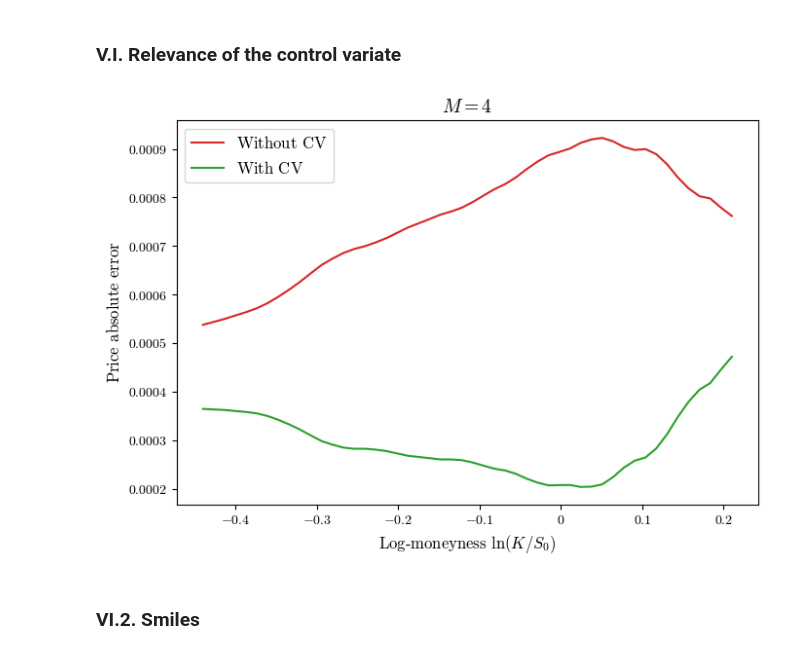
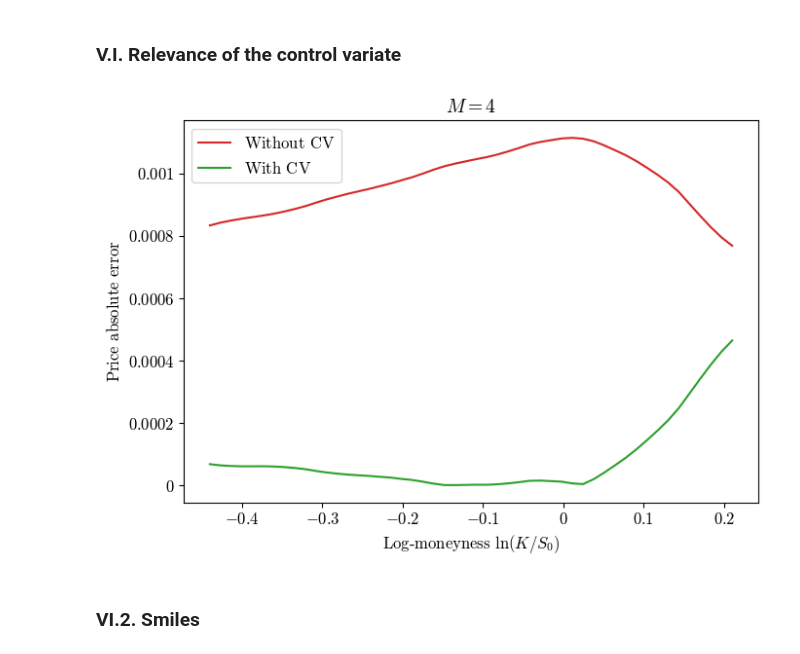
Before and after one commit to FromTheo/signature-volatility-models-pricing-and-hedging-with-Fourier, a Jupyter notebook: fourier_1.ipynb, the cells around one changed output. Cells and saved outputs as stored; diff of their text form; code cells hidden in the pictures.

```diff
--- a/fourier_1.ipynb
+++ b/fourier_1.ipynb
@@ -666,13 +662,11 @@ ax[1].set_xlabel(r"$\text{Maturity } T$", fontsize=12)
 ax[1].set_ylabel(r"$\text{Fair strike}$", fontsize=12)
 ax[1].set_title(r"$q =1 \text{ (variance swap)}$", fontsize=14)
 
-ax[0].xaxis.set_major_formatter(lambda x, _: f"${x:g}$")
-ax[0].yaxis.set_major_formatter(lambda y, _: f"${y:g}$")
-ax[0].legend(fontsize=12, loc = "upper left")
-
-ax[1].xaxis.set_major_formatter(lambda x, _: f"${x:g}$")
-ax[1].yaxis.set_major_formatter(lambda y, _: f"${y:g}$")
-ax[1].legend(fontsize=12, loc = "upper left")
+for i in range(2) :
+    ax[i].tick_params(axis='both', labelsize=12)
+    ax[i].xaxis.set_major_formatter(lambda x, _: f"${x:g}$")
+    ax[i].yaxis.set_major_formatter(lambda y, _: f"${y:g}$")
+    ax[i].legend(fontsize=12, loc = "upper left")
 
 plt.tight_layout()
 plt.show()
@@ -754,6 +909,7 @@ H = -0.1382
 alphas = np.array([0.88169, 0.274, 0, 0.1717, 0.0, 0.0036])
 rho  = -0.7316
 a, b, c = 0.0084, 2.0436, 0.0441
+eps = 1/52
 
 Z = simulate_antithetic(N_mc, n_mc, d=2)
 
@@ -1228,7 +1804,7 @@ Consequently,
 ### V.I. Relevance of the control variate
 # %%
 T = 1
-N_mc = 100000
+N_mc = 1000000
 n_mc = 252
 S0 = 1
 x, kappa, theta, eta, rho = 0.25, 1, 0.25, 1.2, -0.9
@@ -1248,7 +1824,7 @@ bell = compute_l_OU(x, kappa, theta, eta, M)
 u, sigma, sigma_2, projectors, tuples = offline_procedure(bell, x, M, L, n)
 psi = compute_psi_char_func_asian(T, rho, u, sigma, sigma_2, projectors, tuples)
 psi_1j = np.real(compute_psi_1j_asian(bell, x, M, n, T, rho))
-sigma_BS = get_sigma_BS_asian(bell, x, M, L, n, T, rho, S0)
+sigma_BS = get_sigma_BS_sig_asian(bell, x, M, L, n, T, rho, S0)
 # %%
 price_mid = []
 price_lower = []
@@ -1260,8 +1836,8 @@ for K in strikes :
     price_mid.append(price)
     price_lower.append(lower)
     price_upper.append(upper)
-    sig = compute_asian_Fourier(psi, psi_1j, S0, K, flag="put")
-    sig_CV = compute_asian_Fourier_with_control_variate(psi, S0, K, T, sigma_BS = sigma_BS, flag="put")
+    sig = compute_asian_Fourier_sig(psi, psi_1j, S0, K, flag="put")
+    sig_CV = compute_asian_Fourier_sig_with_control_variate(psi, S0, K, T, sigma_BS = sigma_BS, flag="put")
     price_sig.append(sig)
     price_sig_CV.append(sig_CV)
 
@@ -1273,20 +1849,21 @@ price_sig_CV = np.array(price_sig_CV)
 # %%
 fig, ax = plt.subplots(figsize=(7,5))
 
 ax.plot(logmoneyness_2, np.abs(price_mid - price_sig[:, 0]), color = "tab:red", label = r"$\text{Without CV}$")
 ax.plot(logmoneyness_2, np.abs(price_mid - price_sig_CV), color = "tab:green", label = r"$\text{With CV}$")
 
 ax.set_xlabel(r"$\text{Log-moneyness } \ln (K/S_0)$", fontsize=12)
 ax.set_ylabel(r"$\text{Price absolute error}$", fontsize=12)
 ax.set_title(r"$M=4$", fontsize=14)
 ax.xaxis.set_major_formatter(lambda x, _: f"${x:g}$")
 ax.yaxis.set_major_formatter(lambda y, _: f"${y:g}$")
 ax.legend(fontsize=12)
+ax.tick_params(axis="both", labelsize=12)
 
 plt.tight_layout()
 plt.show()
 # %% [output]
-[figure, old version]
+[figure, new version]
 # %% [markdown]
 ### VI.2. Smiles
 # %%
```
Also changed, not shown: parts of 51 cells of this notebook.
